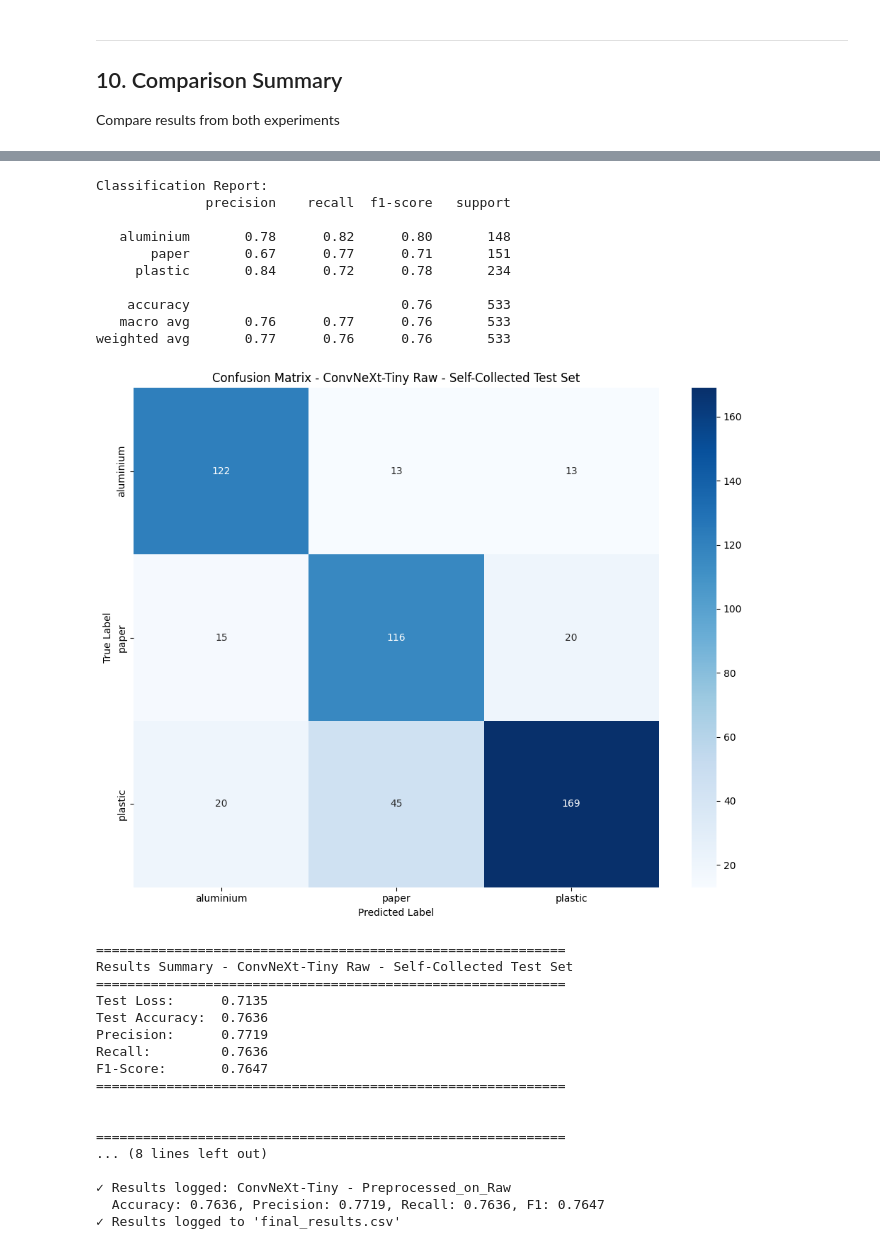
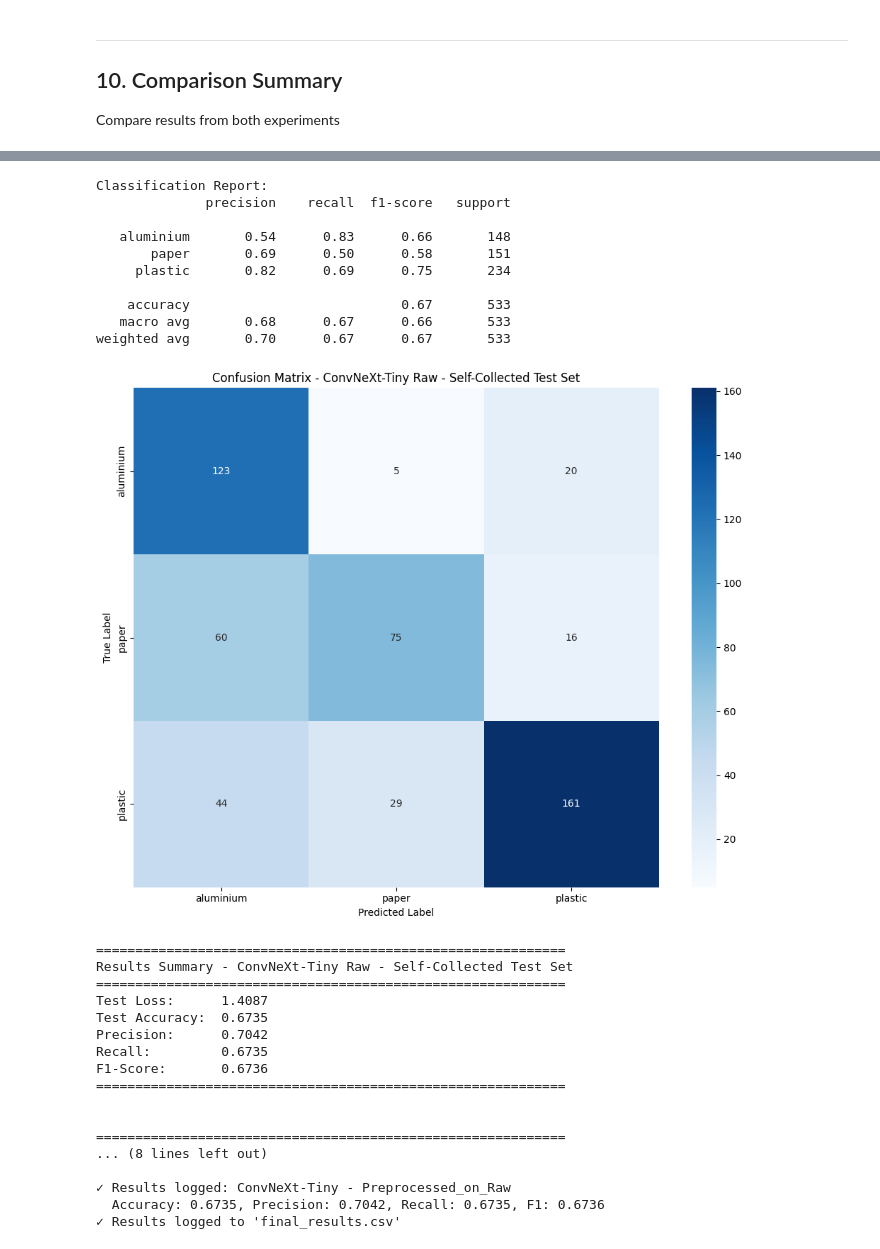
Before and after one commit to KyroChu32/CV-project, a Jupyter notebook: ConvNeXt-Tiny/train_05_convnext_tiny.ipynb, the cells around one changed output, grey strips where cells are left out. Cells and saved outputs as stored; diff of their text form; code cells hidden in the pictures.

```diff
--- a/ConvNeXt-Tiny/train_05_convnext_tiny.ipynb
+++ b/ConvNeXt-Tiny/train_05_convnext_tiny.ipynb
@@ -819,9 +819,9 @@ print("#"*60 + "\n")
 # Load the trained raw model
 model_raw_test = build_convnext_tiny_model()
 # Use map_location to handle cross-device model loading
-model_raw_test.load_state_dict(torch.load('models/convnext_tiny_raw.pth', map_location=device))
+model_raw_test.load_state_dict(torch.load('models/convnext_tiny_preprocessed.pth', map_location=device))
 model_raw_test.eval()
-print("✓ Raw model loaded from 'models/convnext_tiny_raw.pth'")
+print("✓ Raw model loaded from 'models/convnext_tiny_preprocessed.pth'")
 
 # Create test dataloader for raw self-collected dataset
 test_dataset_raw_self = datasets.ImageFolder(RAW_SELF, transform=val_test_transform)
@@ -878,28 +878,28 @@ Device: cuda
 Test dataset size: 533 images
 Classes: ['aluminium', 'paper', 'plastic']
 
 ============================================================
 Evaluating: ConvNeXt-Tiny Raw - Self-Collected Test Set
 ============================================================
 Classification Report:
               precision    recall  f1-score   support
 
-   aluminium       0.78      0.82      0.80       148
-       paper       0.67      0.77      0.71       151
-     plastic       0.84      0.72      0.78       234
+   aluminium       0.54      0.83      0.66       148
+       paper       0.69      0.50      0.58       151
+     plastic       0.82      0.69      0.75       234
 
-    accuracy                           0.76       533
-   macro avg       0.76      0.77      0.76       533
-weighted avg       0.77      0.76      0.76       533
+    accuracy                           0.67       533
+   macro avg       0.68      0.67      0.66       533
+weighted avg       0.70      0.67      0.67       533
-[figure, old version]
+[figure, new version]
 ============================================================
 Results Summary - ConvNeXt-Tiny Raw - Self-Collected Test Set
 ============================================================
-Test Loss:      0.7135
-Test Accuracy:  0.7636
-Precision:      0.7719
-Recall:         0.7636
-F1-Score:       0.7647
+Test Loss:      1.4087
+Test Accuracy:  0.6735
+Precision:      0.7042
+Recall:         0.6735
+F1-Score:       0.6736
 ============================================================
 
 
@@ -907,5 +907,5 @@ F1-Score:       0.7647
 ... (8 lines left out)
 
 ✓ Results logged: ConvNeXt-Tiny - Preprocessed_on_Raw
-  Accuracy: 0.7636, Precision: 0.7719, Recall: 0.7636, F1: 0.7647
+  Accuracy: 0.6735, Precision: 0.7042, Recall: 0.6735, F1: 0.6736
 ✓ Results logged to 'final_results.csv'
```
Also changed, not shown: parts of 3 cells of this notebook, 9 other files.
